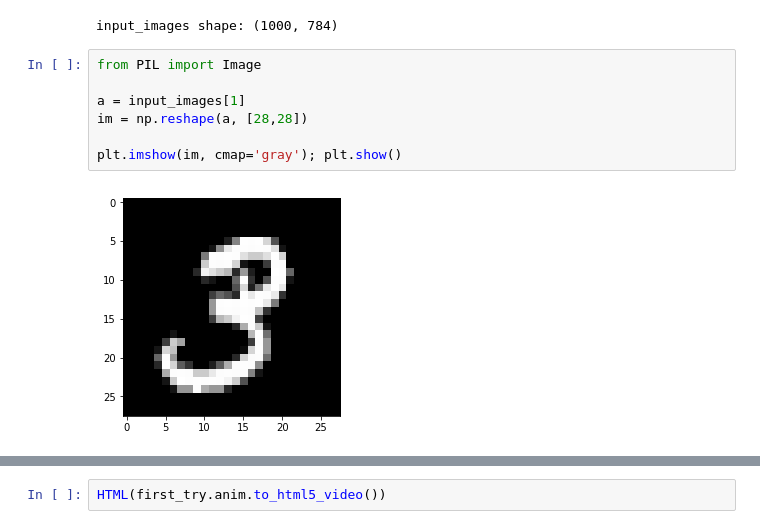
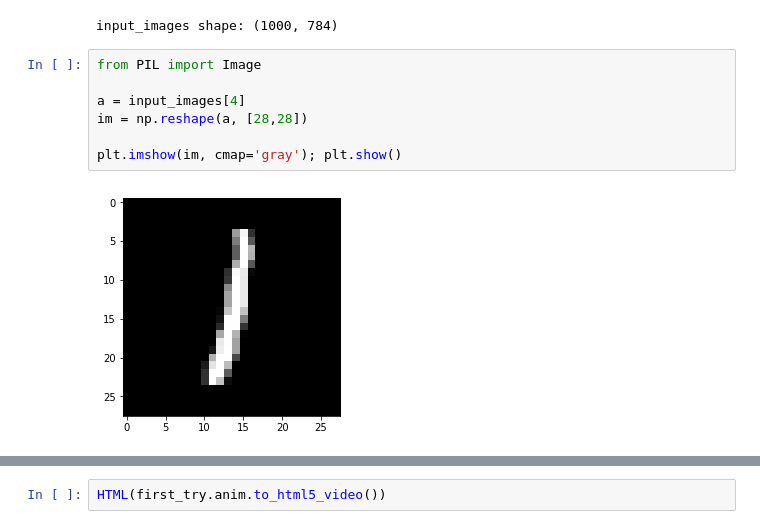
Before and after one commit to BJohn-dev/Memristor_learning_model, a Jupyter notebook: development/Memristor_mapping_new.ipynb, the cells around one changed output, grey strips where cells are left out. Cells and saved outputs as stored; diff of their text form.

```diff
--- a/development/Memristor_mapping_new.ipynb
+++ b/development/Memristor_mapping_new.ipynb
@@ -206,9 +182,9 @@ input_images shape: (1000, 784)
 # %%
 from PIL import Image
 
-a = input_images[1]
+a = input_images[4]
 im = np.reshape(a, [28,28])
 
 plt.imshow(im, cmap='gray'); plt.show()
 # %% [output]
-[figure, old version]
+[figure, new version]
```
Also changed, not shown: parts of 12 cells of this notebook.
